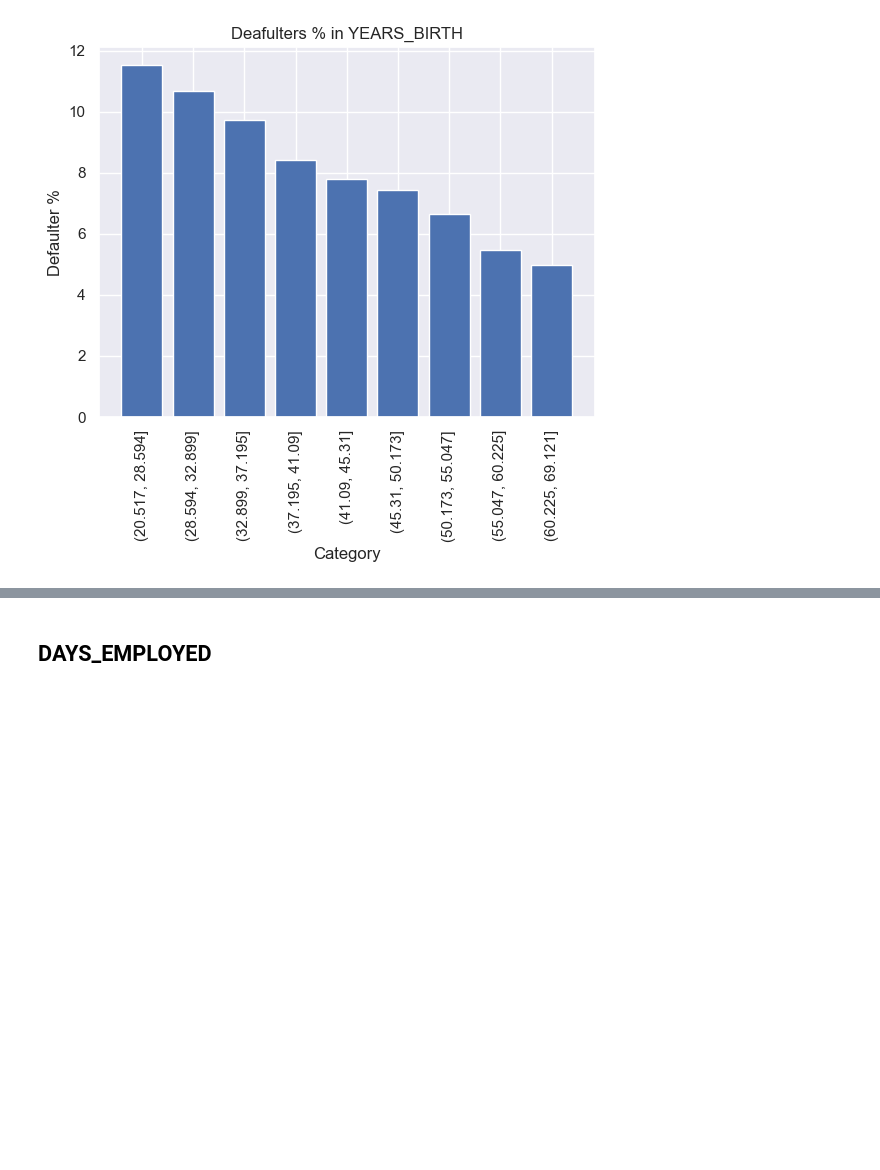
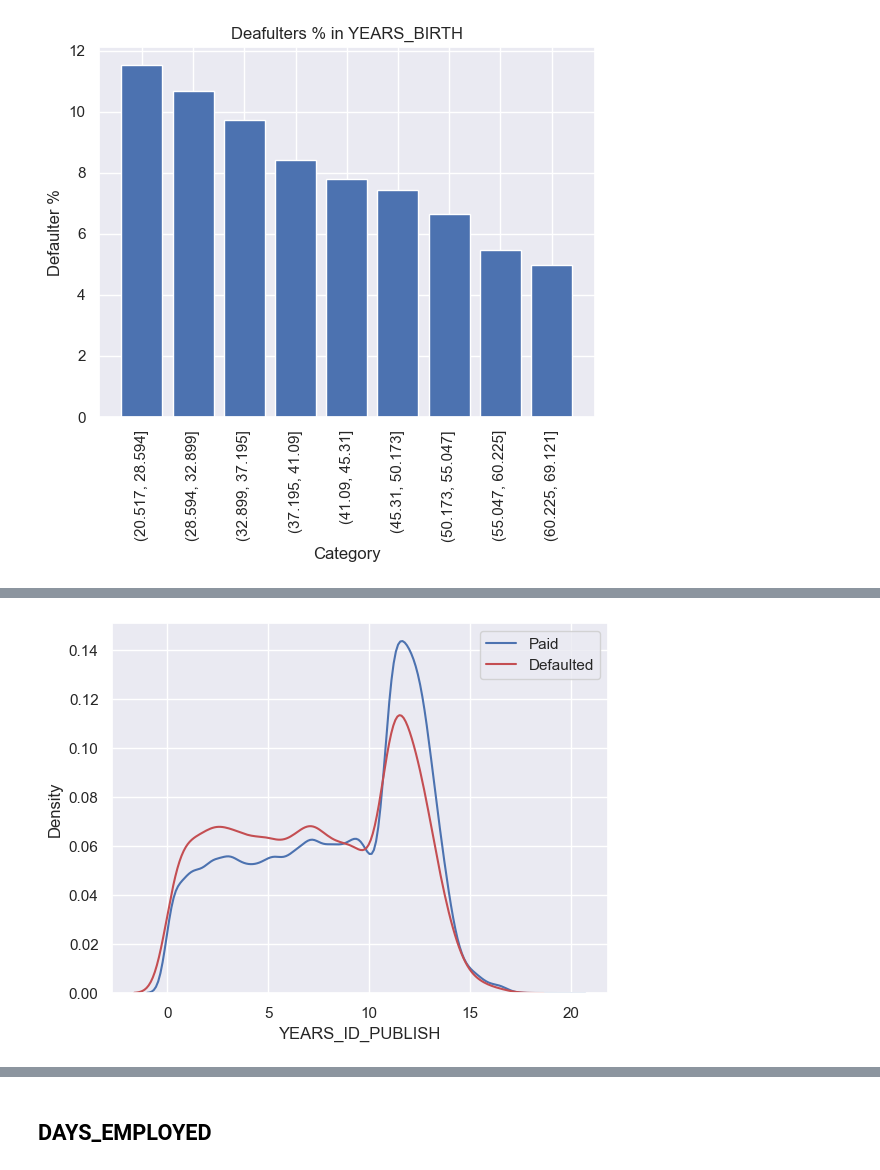
Before and after one commit to seg-fault123/bdm_project, a Jupyter notebook: cleaning.ipynb, the cells around one changed output, grey strips where cells are left out. Saved outputs shown, nothing was run; the diff lists cells and outputs as text; code cells hidden in the pictures; blank space fills up the shorter version.

```diff
--- a/cleaning.ipynb
+++ b/cleaning.ipynb
@@ -209,0 +237,5 @@ Name: YEARS_BIRTH_binned, dtype: float64
+# %%
+numerical_frame['YEARS_ID_PUBLISH']=numerical_frame['DAYS_ID_PUBLISH']/-365
+plot_kde_vs_target('YEARS_ID_PUBLISH', numerical_frame)
+# %% [output]
+[figure, added]
```
Also changed, not shown: parts of 25 cells of this notebook.
